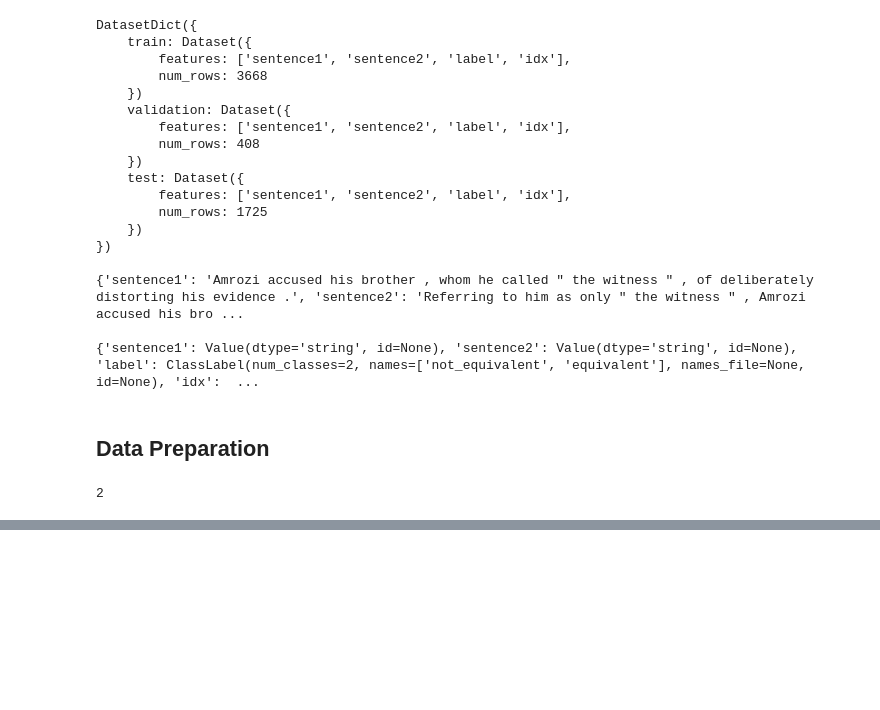
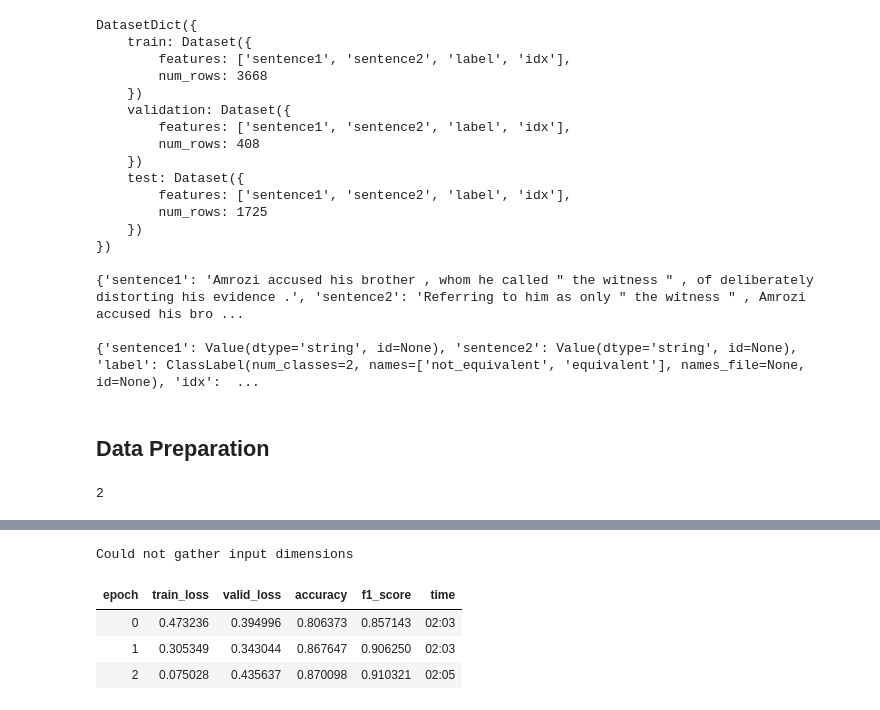
Before and after one commit to lkarjun/fastai-huggingface-workouts, a Jupyter notebook: notebook3.ipynb, the cells around one changed output, grey strips where cells are left out. Drawn from its saved outputs; the diff is of its cells as text; code cells hidden in the pictures; blank space fills up the shorter version.

```diff
--- a/notebook3.ipynb
+++ b/notebook3.ipynb
@@ -103,0 +148,10 @@ dblock = DataBlock(
+# %%
+learn.fit_one_cycle(3,
+                    lr_max = 5e-5,
+                    cbs = [WandbCallback(log_preds = False, log_model = False)])
+# %% [output]
+Could not gather input dimensions
+| epoch | train_loss | valid_loss | accuracy | f1_score | time |
+| 0 | 0.473236 | 0.394996 | 0.806373 | 0.857143 | 02:03 |
+| 1 | 0.305349 | 0.343044 | 0.867647 | 0.906250 | 02:03 |
+| 2 | 0.075028 | 0.435637 | 0.870098 | 0.910321 | 02:05 |
```
Also changed, not shown: parts of 41 cells of this notebook.
